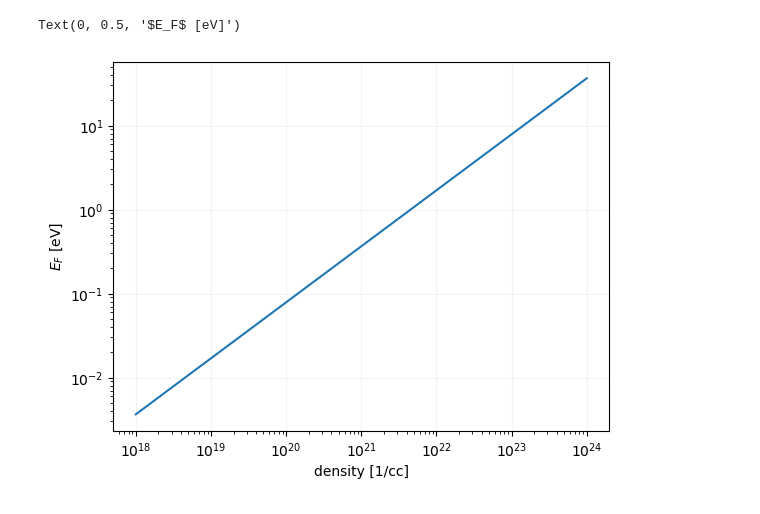
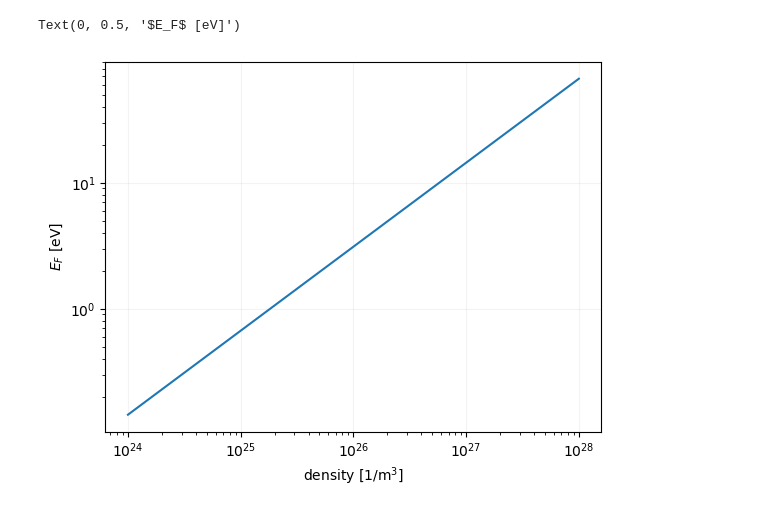
Before and after one commit to MurilloGroupMSU/Two-Temperature-Model, a Jupyter notebook: TTM_param_test.ipynb, the cells around one changed output. Cells and saved outputs as stored; diff of their text form; code cells hidden in the pictures.

```diff
--- a/TTM_param_test.ipynb
+++ b/TTM_param_test.ipynb
@@ -6,10 +7,10 @@ import TTM
 # %%
-dens = np.logspace(18, 24)
+dens = np.logspace(24, 28) #1/m^3
 
-plt.loglog(dens, TTM.Fermi_energy(dens))
+plt.loglog(dens, params.Fermi_energy(dens)*J_to_eV)
 plt.grid(alpha=0.15)
-plt.xlabel("density [1/cc]")
+plt.xlabel(r"density [1/m$^3$]")
 plt.ylabel("$E_F$ [eV]")
 # %% [output]
 Text(0, 0.5, '$E_F$ [eV]')
-[figure, old version]
+[figure, new version]
```
Also changed, not shown: parts of 6 cells of this notebook, 5 other files.
